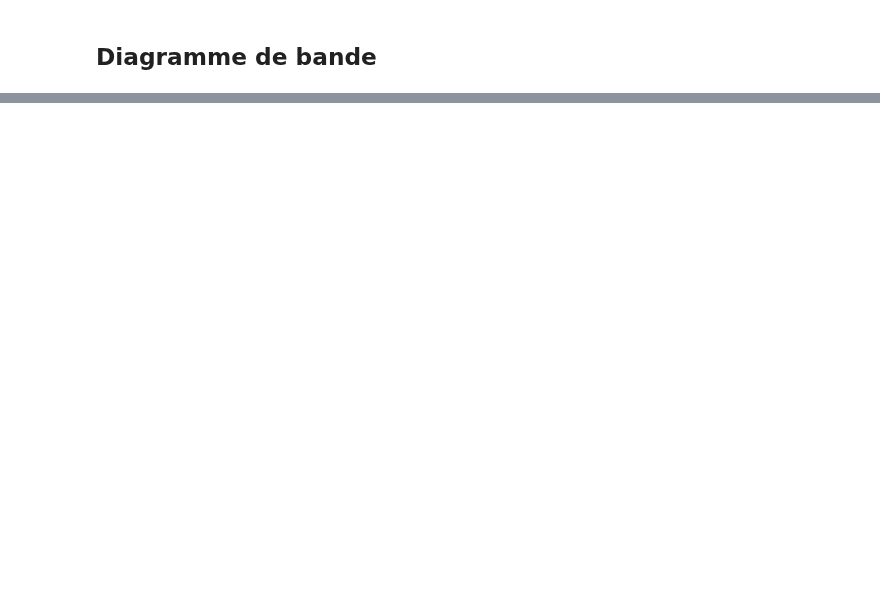
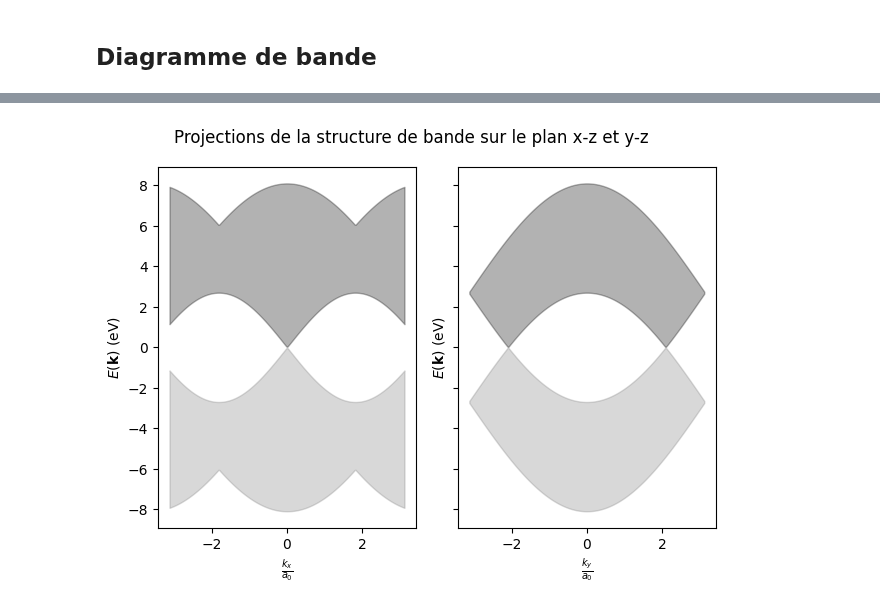
Before and after one commit to mldessu/projetsimu, a Jupyter notebook: Plan infini/plan_infini.ipynb, the cells around one changed output, grey strips where cells are left out. Drawn from its saved outputs; the diff is of its cells as text; code cells hidden in the pictures; blank space fills up the shorter version.

Commit message:
plan 2d

```diff
--- a/Plan infini/plan_infini.ipynb
+++ b/Plan infini/plan_infini.ipynb
@@ -140,0 +168,43 @@ KeyboardInterrupt:
+# %%
+kx_1d = kx[0]
+ky_1d = ky[:, 0]
+
+# Apply masks
+mask_kx = np.abs(kx_1d) < np.pi
+mask_ky = np.abs(ky_1d) < np.pi
+
+fig, ax = plt.subplots(1, 2, sharex='all', sharey='all')
+
+# --- projection x-z  ---
+E_n_min_y = np.min(E_n, axis=0)
+E_n_max_y = np.max(E_n, axis=0)
+E_p_min_y = np.min(E_p, axis=0)
+E_p_max_y = np.max(E_p, axis=0)
+
+# Draw min-max projections as lines or filled bands
+ax[0].fill_between(kx_1d[mask_kx], E_n_min_y[mask_kx], E_n_max_y[mask_kx], color='black', alpha=0.3, label='E_n')
+ax[0].fill_between(kx_1d[mask_kx], E_p_min_y[mask_kx], E_p_max_y[mask_kx], color='gray', alpha=0.3, label='E_p')
+
+# --- projection y-z ---
+E_n_min_x = np.min(E_n, axis=1)
+E_n_max_x = np.max(E_n, axis=1)
+E_p_min_x = np.min(E_p, axis=1)
+E_p_max_x = np.max(E_p, axis=1)
+
+ax[1].fill_between(ky_1d[mask_ky], E_n_min_x[mask_ky], E_n_max_x[mask_ky], color='black', alpha=0.3, label='E_n')
+ax[1].fill_between(ky_1d[mask_ky], E_p_min_x[mask_ky], E_p_max_x[mask_ky], color='gray', alpha=0.3, label='E_p')
+
+
+# Labels and legend
+ax[0].set_xlabel(r'$\frac{k_x}{a}$')
+ax[0].set_ylabel(r'$E(\mathbf{k})$ (eV)')
+
+ax[1].set_xlabel(r'$\frac{k_y}{a}$')
+ax[1].set_ylabel(r'$E(\mathbf{k})$ (eV)')
+
+fig.suptitle('Projections de la structure de bande sur le plan x-z et y-z')
+
+plt.tight_layout()
+plt.show()
+# %% [output]
+[figure, added]
```
Also changed, not shown: parts of 4 cells of this notebook, 3 other files.
